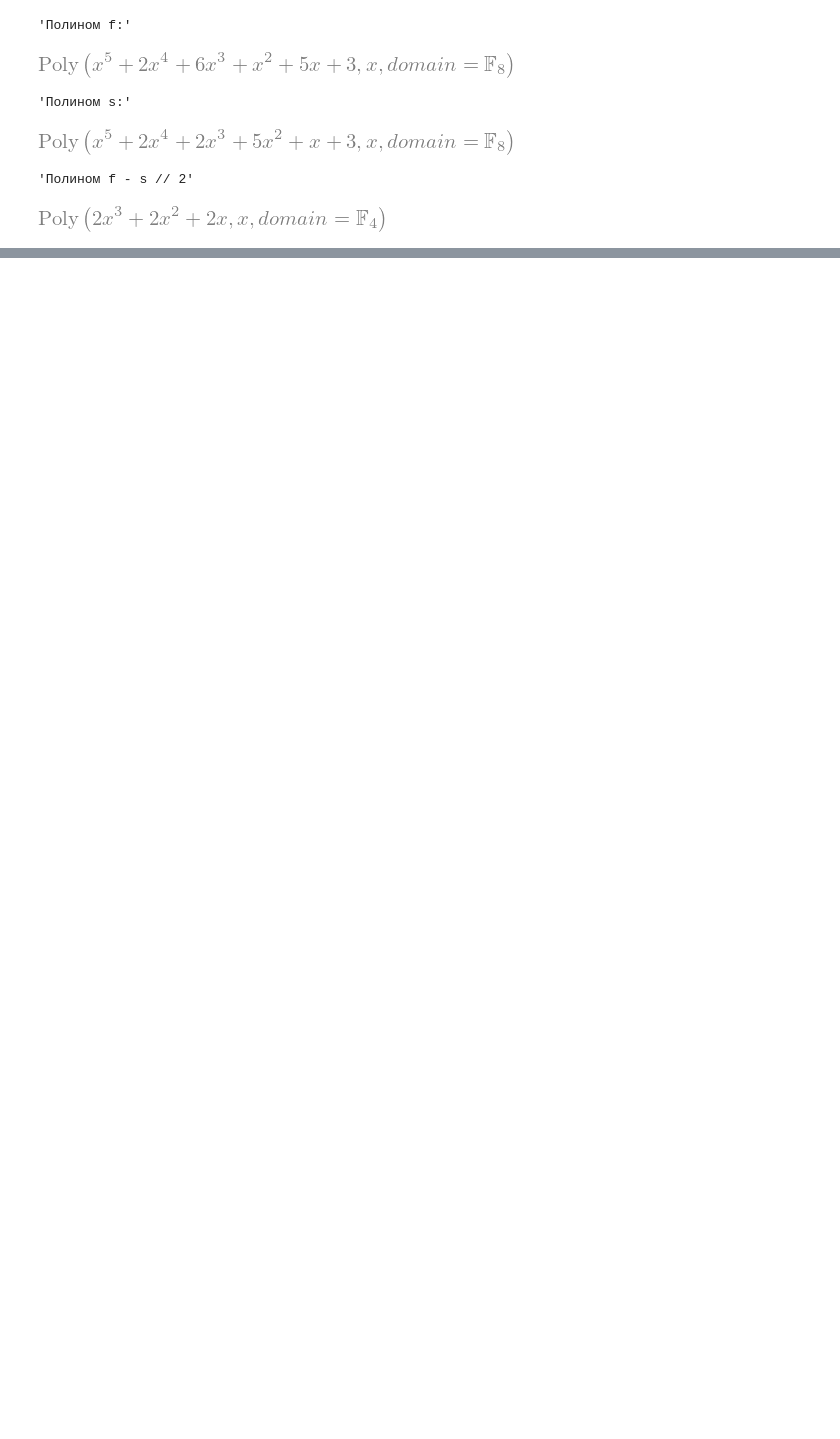
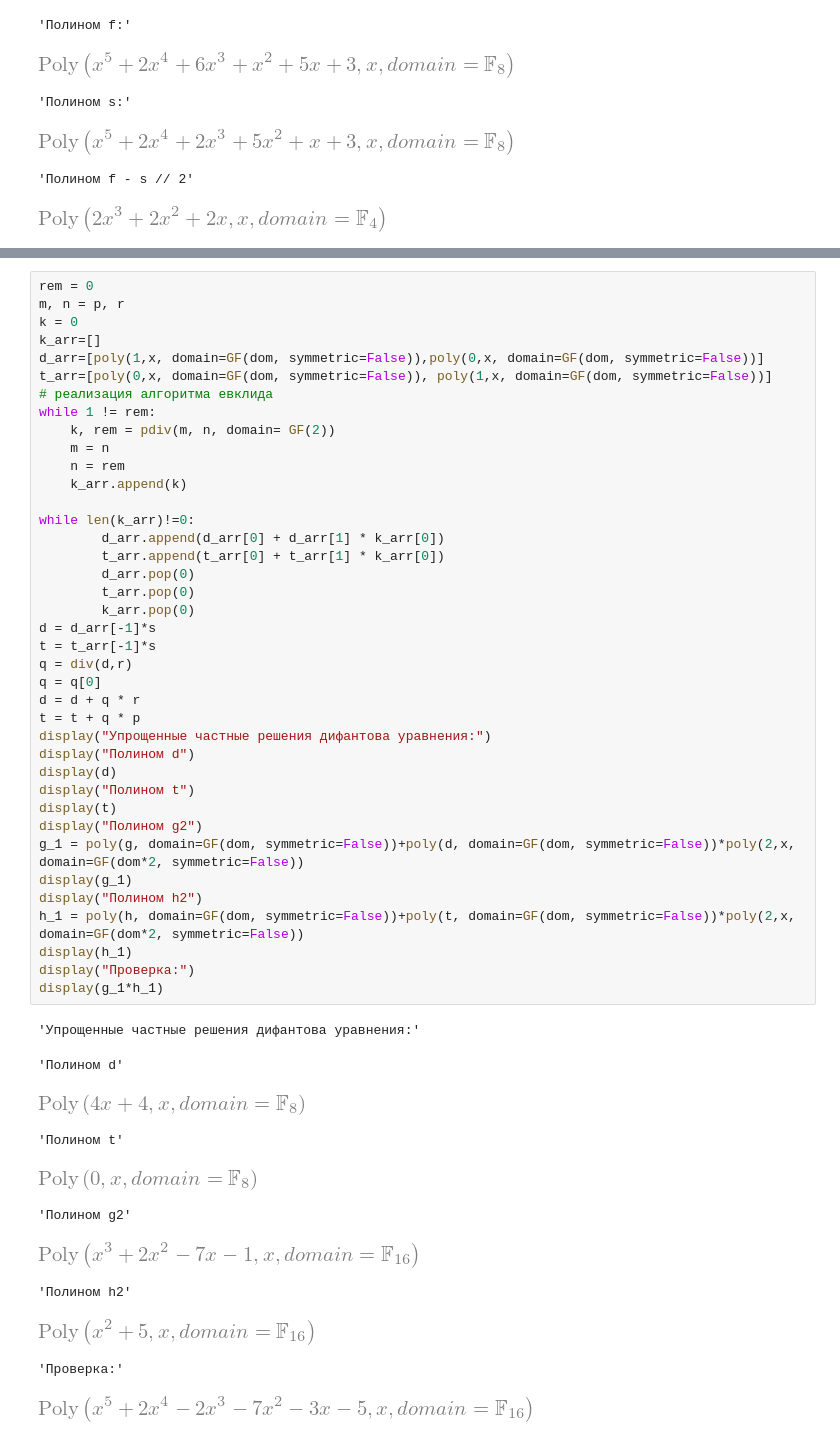
Before and after one commit to yummyKnight/Math5sem, a Jupyter notebook: genzel.ipynb, the cells around one changed output, grey strips where cells are left out. Drawn from its saved outputs; the diff is of its cells as text; blank space fills up the shorter version.

```diff
--- a/genzel.ipynb
+++ b/genzel.ipynb
@@ -193,0 +228,51 @@ display(g_1*h_1)
+# %%
+rem = 0
+m, n = p, r
+k = 0
+k_arr=[]
+d_arr=[poly(1,x, domain=GF(dom, symmetric=False)),poly(0,x, domain=GF(dom, symmetric=False))]
+t_arr=[poly(0,x, domain=GF(dom, symmetric=False)), poly(1,x, domain=GF(dom, symmetric=False))]
+# реализация алгоритма евклида
+while 1 != rem:
+    k, rem = pdiv(m, n, domain= GF(2))
+    m = n
+    n = rem
+    k_arr.append(k)
+
+while len(k_arr)!=0:
+        d_arr.append(d_arr[0] + d_arr[1] * k_arr[0])
+        t_arr.append(t_arr[0] + t_arr[1] * k_arr[0])
+        d_arr.pop(0)
+        t_arr.pop(0)
+        k_arr.pop(0)
+d = d_arr[-1]*s
+t = t_arr[-1]*s
+q = div(d,r)
+q = q[0]
+d = d + q * r
+t = t + q * p
+display("Упрощенные частные решения дифантова уравнения:")
+display("Полином d")
+display(d)
+display("Полином t")
+display(t)
+display("Полином g2")
+g_1 = poly(g, domain=GF(dom, symmetric=False))+poly(d, domain=GF(dom, symmetric=False))*poly(2,x, domain=GF(dom*2, symmetric=False))
+display(g_1)
+display("Полином h2")
+h_1 = poly(h, domain=GF(dom, symmetric=False))+poly(t, domain=GF(dom, symmetric=False))*poly(2,x, domain=GF(dom*2, symmetric=False))
+display(h_1)
+display("Проверка:")
+display(g_1*h_1)
+# %% [output]
+'Упрощенные частные решения дифантова уравнения:'
+'Полином d'
+[figure, added]
+'Полином t'
+[figure, added]
+'Полином g2'
+[figure, added]
+'Полином h2'
+[figure, added]
+'Проверка:'
+[figure, added]
```
Also changed, not shown: parts of 6 cells of this notebook, 2 other files.
